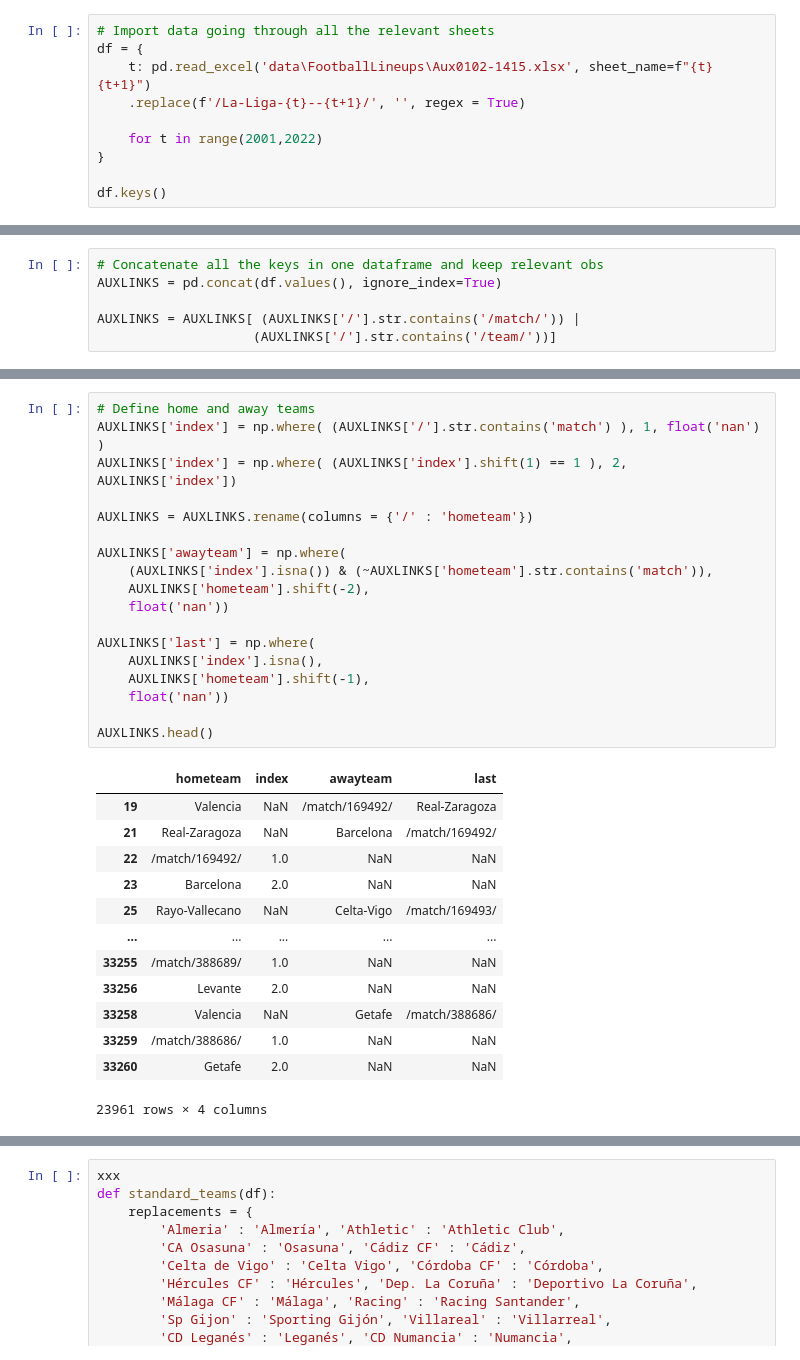
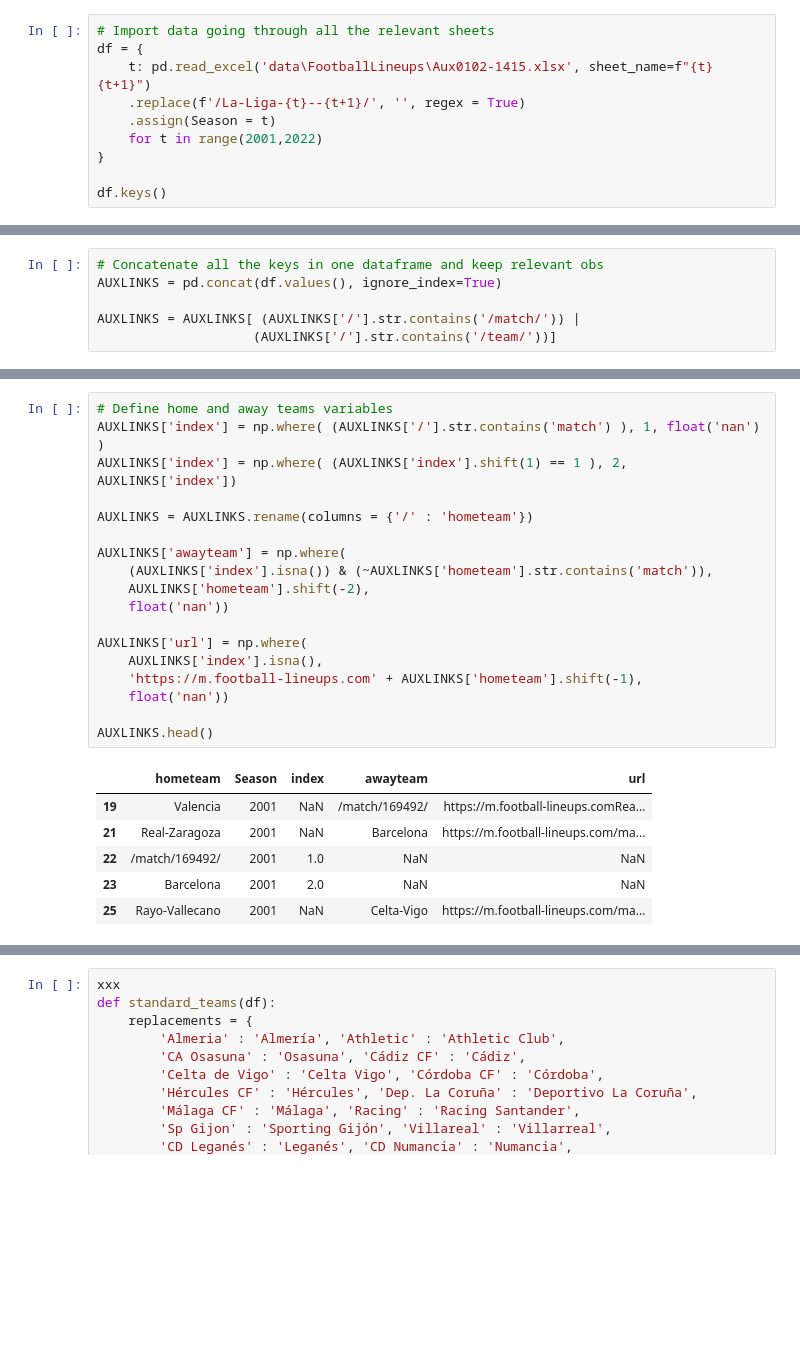
Before and after one commit to aaron4795/Thesis, a Jupyter notebook: Python/Code/[6 FTBLNP - AttendanceRTransfermkt.ipynb, the cells around one changed output, grey strips where cells are left out. Saved outputs shown, nothing was run; the diff lists cells and outputs as text; blank space fills up the shorter version.

```diff
--- a/Python/Code/[6 FTBLNP - AttendanceRTransfermkt.ipynb
+++ b/Python/Code/[6 FTBLNP - AttendanceRTransfermkt.ipynb
@@ -12,7 +12,7 @@ os.chdir('C:\\Users\\aaron\\Desktop\\GitHub\\Thesis\\Python')
 df = {
     t: pd.read_excel('data\FootballLineups\Aux0102-1415.xlsx', sheet_name=f"{t}{t+1}")
     .replace(f'/La-Liga-{t}--{t+1}/', '', regex = True)
-
+    .assign(Season = t)
     for t in range(2001,2022)
 }
 
@@ -45,33 +31,26 @@ AUXLINKS['/'] = AUXLINKS['/'].replace('/team/', '', regex = True)
 # %%
-# Define home and away teams
+# Define home and away teams variables
 AUXLINKS['index'] = np.where( (AUXLINKS['/'].str.contains('match') ), 1, float('nan') )
 AUXLINKS['index'] = np.where( (AUXLINKS['index'].shift(1) == 1 ), 2, AUXLINKS['index'])
 
 AUXLINKS = AUXLINKS.rename(columns = {'/' : 'hometeam'})
 
 AUXLINKS['awayteam'] = np.where(
     (AUXLINKS['index'].isna()) & (~AUXLINKS['hometeam'].str.contains('match')),
     AUXLINKS['hometeam'].shift(-2),
     float('nan'))
 
-AUXLINKS['last'] = np.where(
+AUXLINKS['url'] = np.where(
     AUXLINKS['index'].isna(),
-    AUXLINKS['hometeam'].shift(-1),
+    'https://m.football-lineups.com' + AUXLINKS['hometeam'].shift(-1),
     float('nan'))
 
 AUXLINKS.head()
 # %% [output]
-|  | hometeam | index | awayteam | last |
-| 19 | Valencia | NaN | /match/169492/ | Real-Zaragoza |
-| 21 | Real-Zaragoza | NaN | Barcelona | /match/169492/ |
-| 22 | /match/169492/ | 1.0 | NaN | NaN |
-| 23 | Barcelona | 2.0 | NaN | NaN |
-| 25 | Rayo-Vallecano | NaN | Celta-Vigo | /match/169493/ |
-| ... | ... | ... | ... | ... |
-| 33255 | /match/388689/ | 1.0 | NaN | NaN |
-| 33256 | Levante | 2.0 | NaN | NaN |
-| 33258 | Valencia | NaN | Getafe | /match/388686/ |
-| 33259 | /match/388686/ | 1.0 | NaN | NaN |
-| 33260 | Getafe | 2.0 | NaN | NaN |
+|  | hometeam | Season | index | awayteam | url |
+| 19 | Valencia | 2001 | NaN | /match/169492/ | https://m.football-lineups.comRea... |
+| 21 | Real-Zaragoza | 2001 | NaN | Barcelona | https://m.football-lineups.com/ma... |
+| 22 | /match/169492/ | 2001 | 1.0 | NaN | NaN |
+| 23 | Barcelona | 2001 | 2.0 | NaN | NaN |
+| 25 | Rayo-Vallecano | 2001 | NaN | Celta-Vigo | https://m.football-lineups.com/ma... |
-23961 rows × 4 columns
 # %%
```
Also changed, not shown: parts of 19 cells of this notebook, 48 other files.
